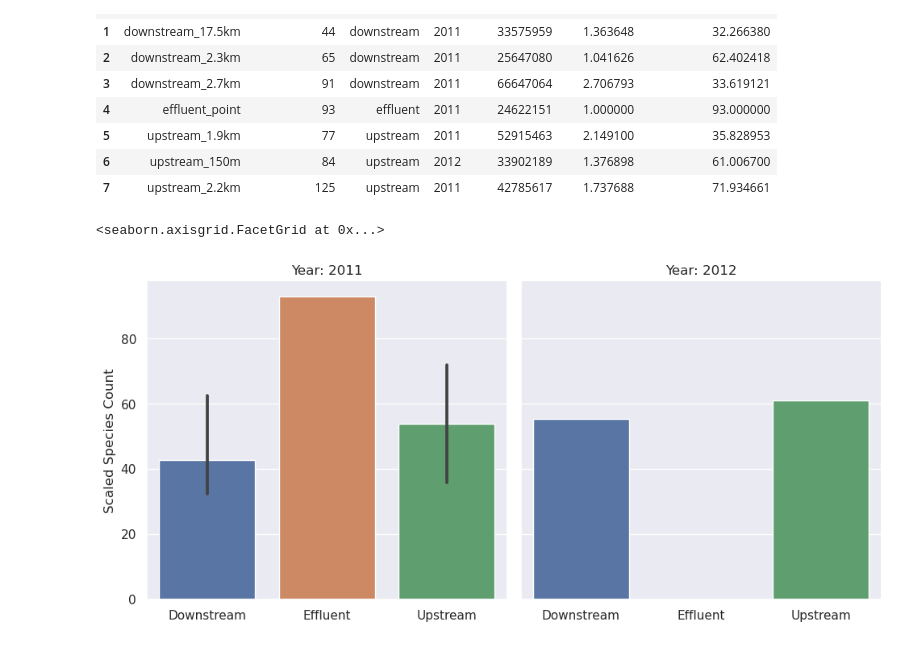
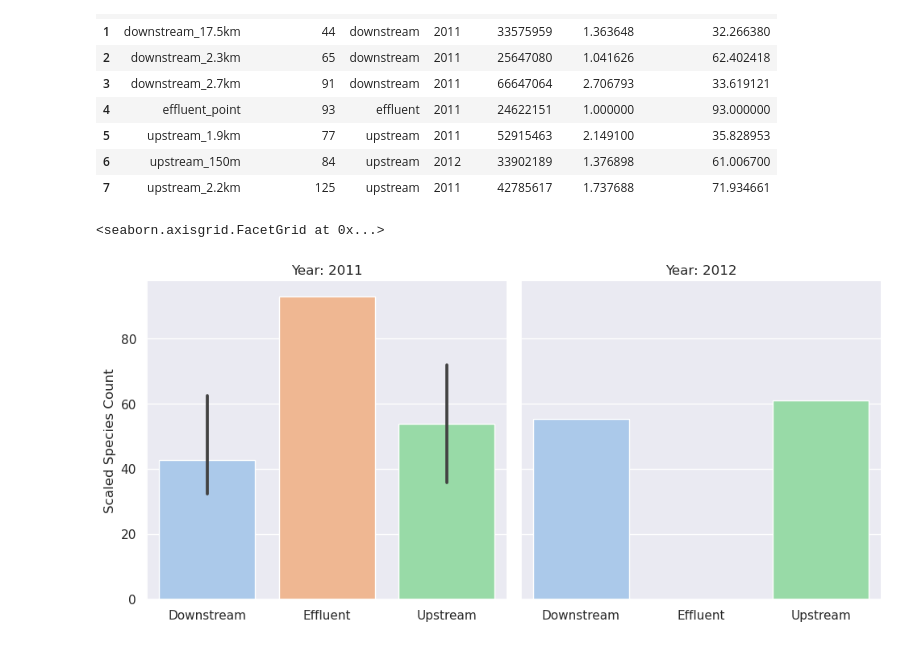
Before and after one commit to blomfelt/BBT045_Project, a Jupyter notebook: Project_group1.ipynb, the cells around one changed output. Cells and saved outputs as stored; diff of their text form; code cells hidden in the pictures.

Commit message:
Choose palette and remove comments

```diff
--- a/Project_group1.ipynb
+++ b/Project_group1.ipynb
@@ -422,41 +369,24 @@ count_species
 | 5 | upstream_1.9km | 77 | upstream | 2011 | 52915463 | 2.149100 | 35.828953 |
 | 6 | upstream_150m | 84 | upstream | 2012 | 33902189 | 1.376898 | 61.006700 |
 | 7 | upstream_2.2km | 125 | upstream | 2011 | 42785617 | 1.737688 | 71.934661 |
-# %%
-# Apply the default theme
-sns.set_theme()
-sns.set_style("whitegrid") #todo Example
-
-#sns.catplot(data=count_species, kind="bar", x="Sample", y="species_count", hue="type")
-#plt.xticks(rotation=90)
-#sns.catplot(data=count_species, kind="bar", x="Sample", y="scaled_species_count", hue="type")
-#plt.xticks(rotation=90)
-#sns.catplot(data=count_species, kind="bar", x="type", y="species_count")
-#sns.catplot(data=count_species, kind="bar", x="type", y="scaled_species_count")
-#sns.pairplot(data=count_species, hue="type")
 # %%
 # Apply the default theme
 sns.set_theme()
 #todo Choose one of these instead?
 #sns.set_style("whitegrid")
-#todo Example:
-#sns.set_palette("colorblind")
-#sns.set_palette("pastel")
-#sns.set_palette("light:b")
-#sns.set_palette("light:forestgreen")
-#sns.set_palette("dark:g_r")
 
-#sns.color_palette("light:b", as_cmap=True)
+# Set the colour palette to "pastel"
+sns.set_palette("pastel")
 
 g = sns.catplot(data=count_species, kind="bar",
                 x="type", y="scaled_species_count",
                 col="year")
 g.set_axis_labels("", "Scaled Species Count")
 g.set_xticklabels(["Downstream", "Effluent", "Upstream"])
 g.set_titles("Year: {col_name}")
 
 # Save the plot as a png:
 #plt.savefig("species_bars_split.png")
 # %% [output]
 <seaborn.axisgrid.FacetGrid at 0x...>
-[figure, old version]
+[figure, new version]
```
Also changed, not shown: parts of 5 cells of this notebook, 3 other files.
